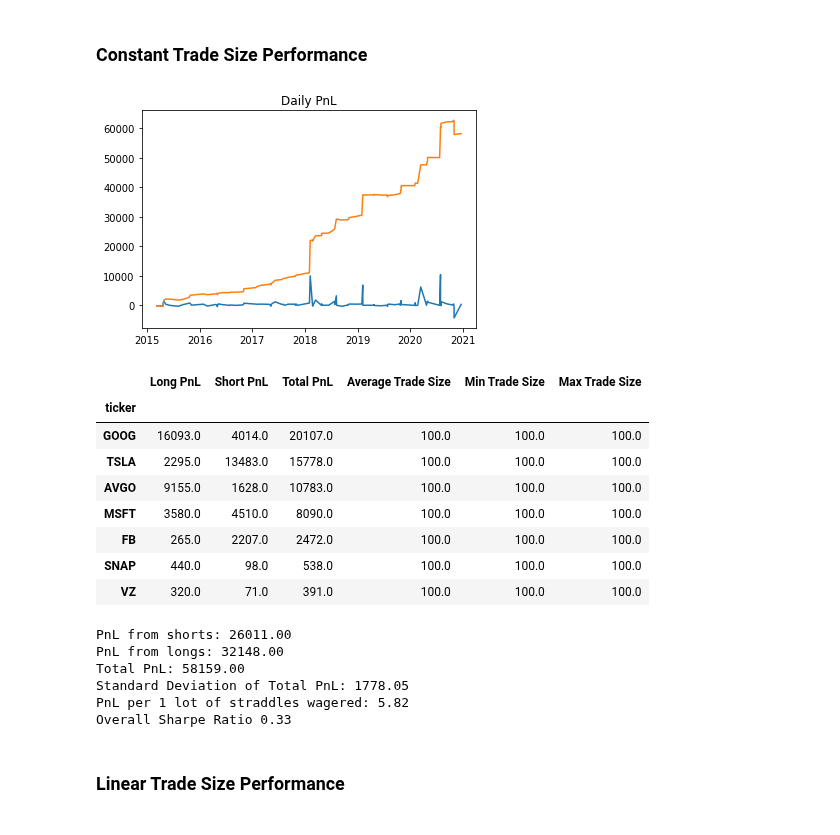
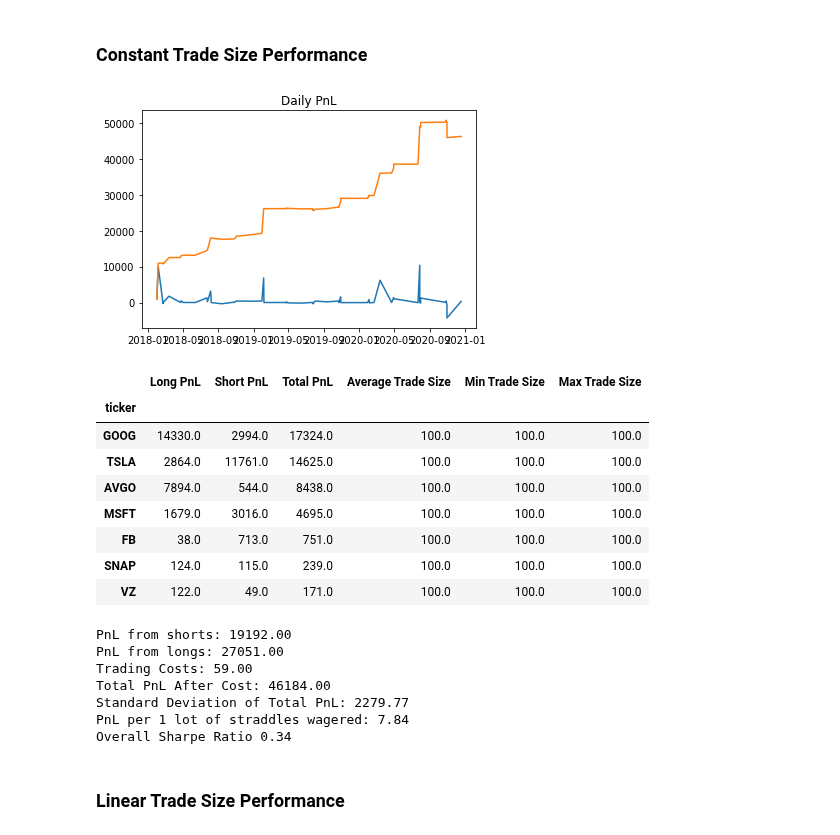
Before and after one commit to sampiaz/finmath_project, a Jupyter notebook: Krumdick_Piazza_Project_Final.ipynb, the cells around one changed output. Drawn from its saved outputs; the diff is of its cells as text; code cells hidden in the pictures.

```diff
--- a/Krumdick_Piazza_Project_Final.ipynb
+++ b/Krumdick_Piazza_Project_Final.ipynb
@@ -257,6 +257,10 @@ training_sub_outside = training_sub[abs(training_sub['volatility_edge'] - traini
 DisplayCorrelations(training_sub_outside)
 print('Total obersevations: {}'.format(training_sub.shape[0]))
 print('Total trades outside spacer: {}'.format(training_sub_outside.shape[0]))
+
+testing =  vol_straddle.reset_index()[100:]
+testing_sub = testing[~testing['ticker'].isin(['AMZN', 'JPM', 'NVDA'])]
+testing_sub_outside = testing_sub[abs(testing_sub['volatility_edge'] - testing_sub['volatility_edge'].mean()) > .05]
 # %% [output]
  Correlations between the spread between implied and realized volatility and change in straddle price
 
@@ -291,24 +295,25 @@ DisplaySizing()
 # %% [markdown]
 ### Constant Trade Size Performance
 # %%
-df = Backtest(training_sub_outside)
+df = Backtest(testing_sub_outside)
 # %% [output]
-[figure, old version]
+[figure, new version]
 |  | Long PnL | Short PnL | Total PnL | Average Trade Size | Min Trade Size | Max Trade Size |
 | ticker |  |  |  |  |  |  |
-| GOOG | 16093.0 | 4014.0 | 20107.0 | 100.0 | 100.0 | 100.0 |
-| TSLA | 2295.0 | 13483.0 | 15778.0 | 100.0 | 100.0 | 100.0 |
-| AVGO | 9155.0 | 1628.0 | 10783.0 | 100.0 | 100.0 | 100.0 |
-| MSFT | 3580.0 | 4510.0 | 8090.0 | 100.0 | 100.0 | 100.0 |
-| FB | 265.0 | 2207.0 | 2472.0 | 100.0 | 100.0 | 100.0 |
-| SNAP | 440.0 | 98.0 | 538.0 | 100.0 | 100.0 | 100.0 |
-| VZ | 320.0 | 71.0 | 391.0 | 100.0 | 100.0 | 100.0 |
+| GOOG | 14330.0 | 2994.0 | 17324.0 | 100.0 | 100.0 | 100.0 |
+| TSLA | 2864.0 | 11761.0 | 14625.0 | 100.0 | 100.0 | 100.0 |
+| AVGO | 7894.0 | 544.0 | 8438.0 | 100.0 | 100.0 | 100.0 |
+| MSFT | 1679.0 | 3016.0 | 4695.0 | 100.0 | 100.0 | 100.0 |
+| FB | 38.0 | 713.0 | 751.0 | 100.0 | 100.0 | 100.0 |
+| SNAP | 124.0 | 115.0 | 239.0 | 100.0 | 100.0 | 100.0 |
+| VZ | 122.0 | 49.0 | 171.0 | 100.0 | 100.0 | 100.0 |
-PnL from shorts: 26011.00
-PnL from longs: 32148.00
-Total PnL: 58159.00
-Standard Deviation of Total PnL: 1778.05
-PnL per 1 lot of straddles wagered: 5.82
-Overall Sharpe Ratio 0.33
+PnL from shorts: 19192.00
+PnL from longs: 27051.00
+Trading Costs: 59.00
+Total PnL After Cost: 46184.00
+Standard Deviation of Total PnL: 2279.77
+PnL per 1 lot of straddles wagered: 7.84
+Overall Sharpe Ratio 0.34
 # %% [markdown]
 ### Linear Trade Size Performance
 # %%
```
Also changed, not shown: parts of 8 cells of this notebook.
